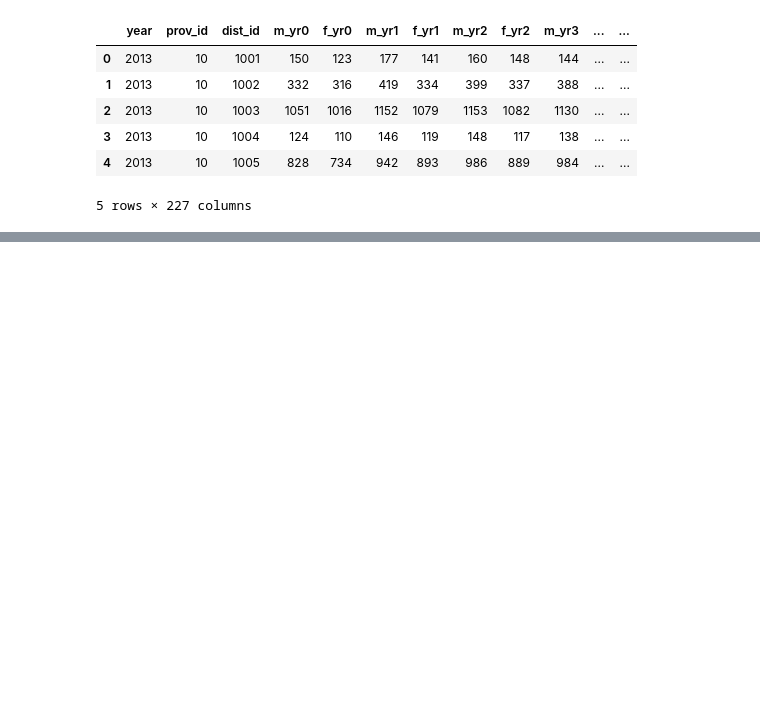
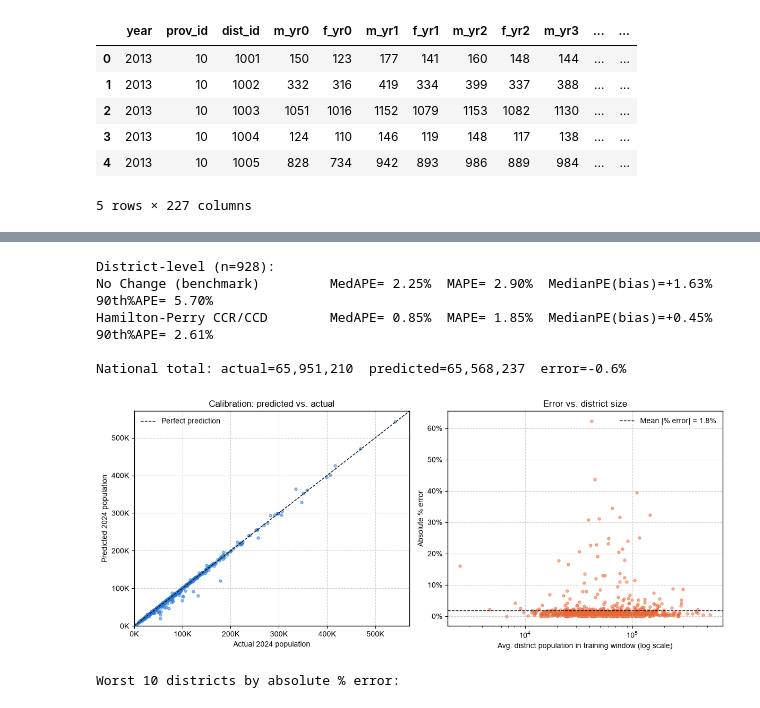
Before and after one commit to psitthirat/HRH, a Jupyter notebook: model.ipynb, the cells around one changed output, grey strips where cells are left out. Cells and saved outputs as stored; diff of their text form; code cells hidden in the pictures; blank space fills up the shorter version.

```diff
--- a/model.ipynb
+++ b/model.ipynb
@@ -436,0 +457,68 @@ clear_output()
+# %%
+# Backtest error metrics + diagnostics.
+# Following Wilson & Grossman (2022), MedAPE (Median Absolute Percentage Error)
+# is the headline accuracy metric -- unlike MAPE it isn't dominated by the
+# handful of large-outlier districts we already found (e.g. border provinces).
+# Bias is the Median (signed) Percentage Error. MAPE/MAE/RMSE are also kept for
+# comparability with the earlier version of this backtest.
+def pe(pred, actual):
+    return (pred - actual) / actual * 100
+
+def report_metrics(pred, actual, label):
+    p = pe(pred, actual)
+    print(f"{label:28s}  MedAPE={p.abs().median():5.2f}%  MAPE={p.abs().mean():5.2f}%  "
+          f"MedianPE(bias)={p.median():+5.2f}%  90th%APE={p.abs().quantile(.9):5.2f}%")
+
+print(f"District-level (n={len(backtest)}):")
+report_metrics(backtest['no_change'], backtest['actual'], 'No Change (benchmark)')
+report_metrics(backtest['predicted'], backtest['actual'], 'Hamilton-Perry CCR/CCD')
+
+national_actual = backtest['actual'].sum()
+national_predicted = backtest['predicted'].sum()
+print(f"\nNational total: actual={national_actual:,.0f}  predicted={national_predicted:,.0f}  "
+      f"error={national_predicted / national_actual - 1:+.1%}")
+
+mape = backtest['pct_error'].abs().mean()  # kept for the reference line in the right-hand plot below
+series1, series2 = '#2a78d6', '#eb6834'  # validated categorical slots 1 & 2
+
+fig, axes = plt.subplots(1, 2, figsize=(12, 5))
+
+# Calibration: predicted vs actual, districts on the 45-degree line are spot on
+ax = axes[0]
+ax.scatter(backtest['actual'], backtest['predicted'], s=14, alpha=0.5, color=series1)
+lims = [0, max(backtest['actual'].max(), backtest['predicted'].max()) * 1.05]
+ax.plot(lims, lims, color='black', linewidth=1, linestyle='--', label='Perfect prediction')
+ax.set_xlim(lims); ax.set_ylim(lims)
+ax.set_xlabel(f'Actual {LAST_YEAR} population')
+ax.set_ylabel(f'Predicted {LAST_YEAR} population')
+ax.set_title('Calibration: predicted vs. actual')
+ax.xaxis.set_major_formatter(mtick.FuncFormatter(lambda x, _: f'{x/1e3:.0f}K'))
+ax.yaxis.set_major_formatter(mtick.FuncFormatter(lambda x, _: f'{x/1e3:.0f}K'))
+ax.legend(frameon=False)
+ax.grid(True)
+
+# Does error shrink for larger districts? (tests the TRUST_THRESHOLD rationale directly)
+ax = axes[1]
+ax.scatter(backtest['avg_train_size'], backtest['pct_error'].abs(), s=14, alpha=0.5, color=series2)
+ax.axhline(mape, color='black', linewidth=1, linestyle='--', label=f'Mean |% error| = {mape:.1%}')
+ax.set_xscale('log')
+ax.set_xlabel('Avg. district population in training window (log scale)')
+ax.set_ylabel('Absolute % error')
+ax.set_title('Error vs. district size')
+ax.yaxis.set_major_formatter(mtick.PercentFormatter(xmax=1))
+ax.legend(frameon=False)
+ax.grid(True)
+
+plt.tight_layout()
+plt.show()
+
+print('\nWorst 10 districts by absolute % error:')
+display(backtest.reindex(backtest['pct_error'].abs().sort_values(ascending=False).index).head(10))
+# %% [output]
+District-level (n=928):
+No Change (benchmark)         MedAPE= 2.25%  MAPE= 2.90%  MedianPE(bias)=+1.63%  90th%APE= 5.70%
+Hamilton-Perry CCR/CCD        MedAPE= 0.85%  MAPE= 1.85%  MedianPE(bias)=+0.45%  90th%APE= 2.61%
+
+National total: actual=65,951,210  predicted=65,568,237  error=-0.6%
+[figure, added]
+Worst 10 districts by absolute % error:
```
Also changed, not shown: parts of 21 cells of this notebook.
